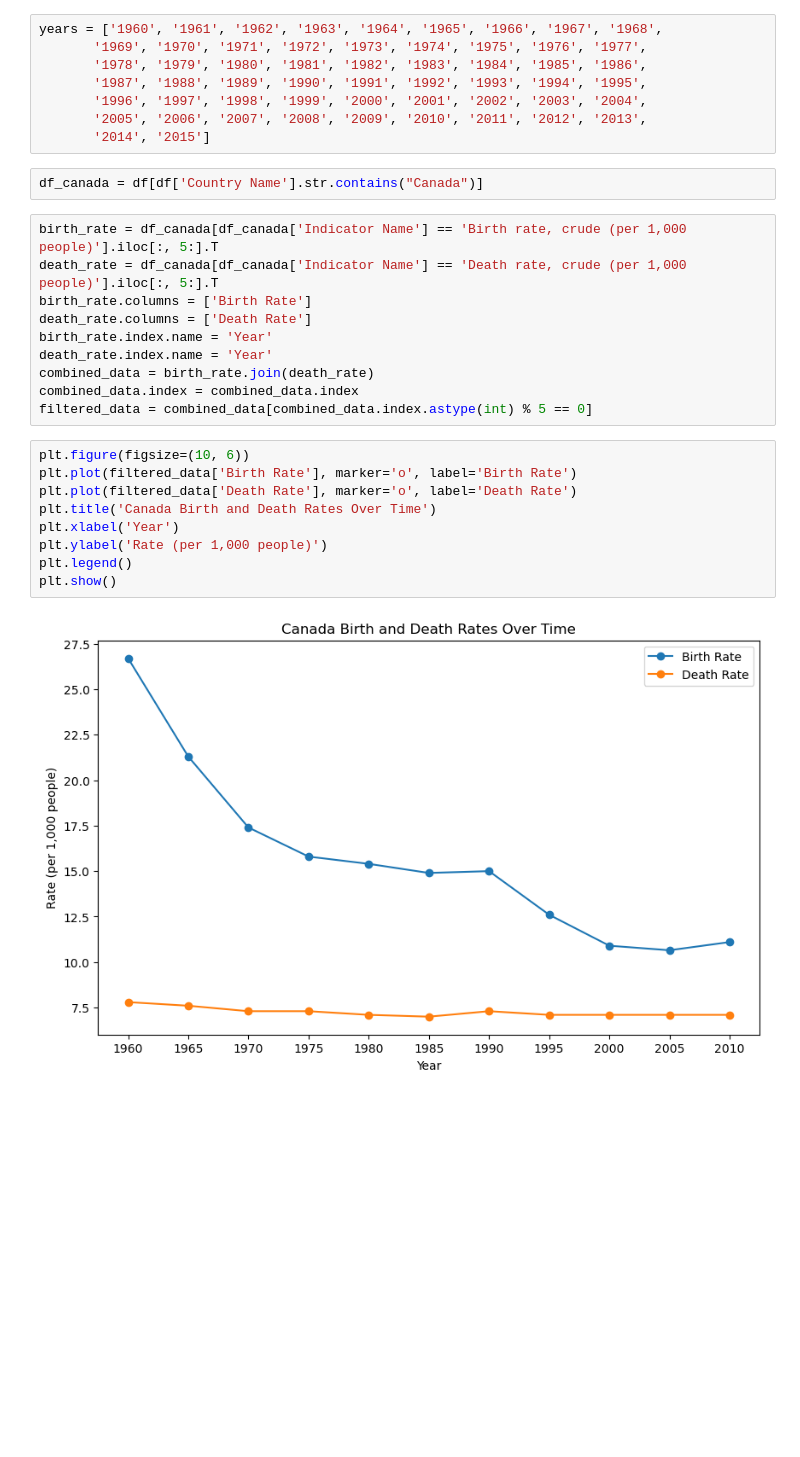
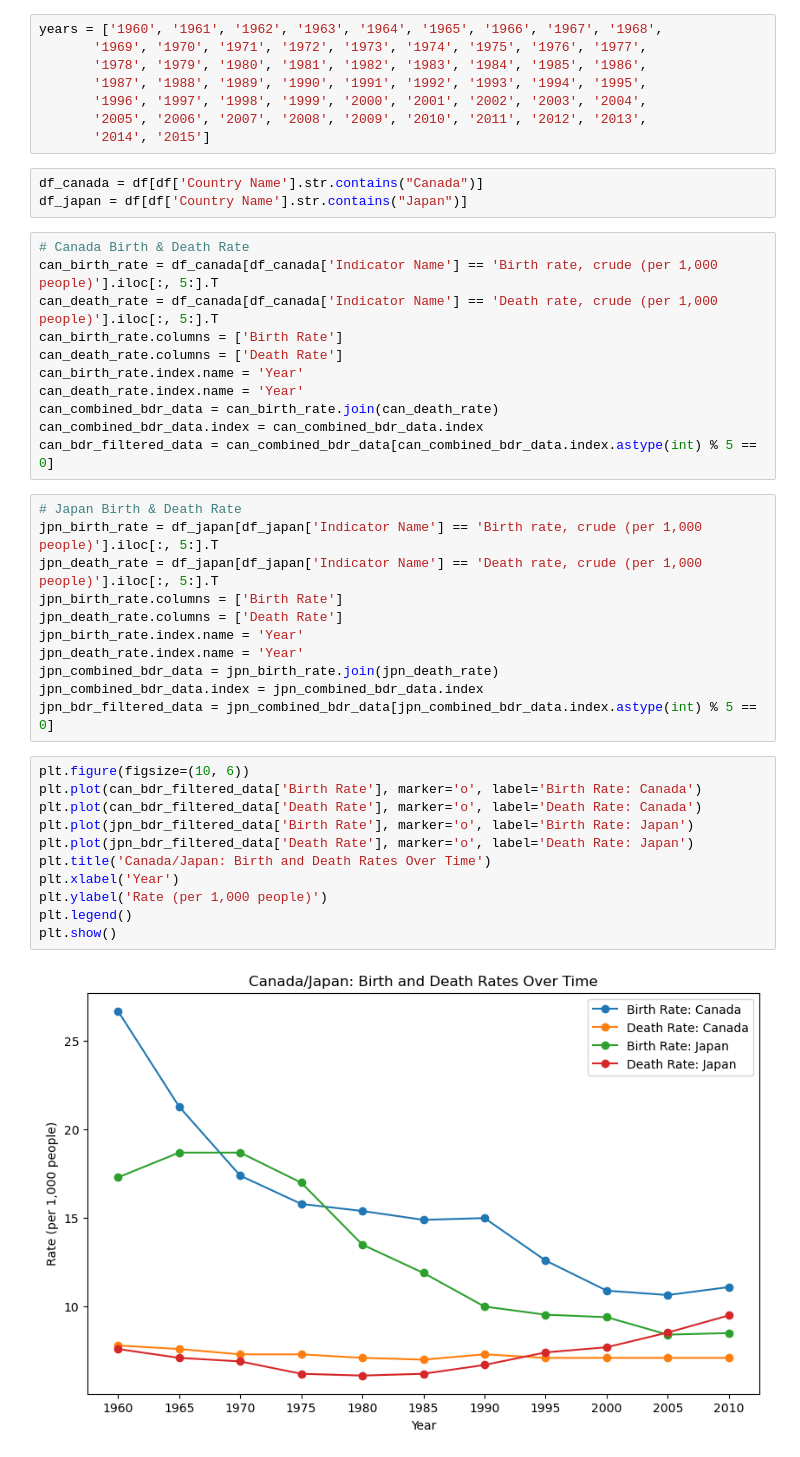
Before and after one commit to TolsonA/Group_3, a Jupyter notebook: src/health_data_analysis.ipynb, the cells around one changed output. Cells and saved outputs as stored; diff of their text form; blank space fills up the shorter version.

Commit message:
Adding Japan compairson

```diff
--- a/src/health_data_analysis.ipynb
+++ b/src/health_data_analysis.ipynb
@@ -13,25 +13,40 @@ years = ['1960', '1961', '1962', '1963', '1964', '1965', '1966', '1967', '1968',
        '2014', '2015']
 # %%
 df_canada = df[df['Country Name'].str.contains("Canada")]
+df_japan = df[df['Country Name'].str.contains("Japan")]
 # %%
-birth_rate = df_canada[df_canada['Indicator Name'] == 'Birth rate, crude (per 1,000 people)'].iloc[:, 5:].T
-death_rate = df_canada[df_canada['Indicator Name'] == 'Death rate, crude (per 1,000 people)'].iloc[:, 5:].T
-birth_rate.columns = ['Birth Rate']
-death_rate.columns = ['Death Rate']
-birth_rate.index.name = 'Year'
-death_rate.index.name = 'Year'
-combined_data = birth_rate.join(death_rate)
-combined_data.index = combined_data.index
-filtered_data = combined_data[combined_data.index.astype(int) % 5 == 0]
+# Canada Birth & Death Rate
+can_birth_rate = df_canada[df_canada['Indicator Name'] == 'Birth rate, crude (per 1,000 people)'].iloc[:, 5:].T
+can_death_rate = df_canada[df_canada['Indicator Name'] == 'Death rate, crude (per 1,000 people)'].iloc[:, 5:].T
+can_birth_rate.columns = ['Birth Rate']
+can_death_rate.columns = ['Death Rate']
+can_birth_rate.index.name = 'Year'
+can_death_rate.index.name = 'Year'
+can_combined_bdr_data = can_birth_rate.join(can_death_rate)
+can_combined_bdr_data.index = can_combined_bdr_data.index
+can_bdr_filtered_data = can_combined_bdr_data[can_combined_bdr_data.index.astype(int) % 5 == 0]
+# %%
+# Japan Birth & Death Rate
+jpn_birth_rate = df_japan[df_japan['Indicator Name'] == 'Birth rate, crude (per 1,000 people)'].iloc[:, 5:].T
+jpn_death_rate = df_japan[df_japan['Indicator Name'] == 'Death rate, crude (per 1,000 people)'].iloc[:, 5:].T
+jpn_birth_rate.columns = ['Birth Rate']
+jpn_death_rate.columns = ['Death Rate']
+jpn_birth_rate.index.name = 'Year'
+jpn_death_rate.index.name = 'Year'
+jpn_combined_bdr_data = jpn_birth_rate.join(jpn_death_rate)
+jpn_combined_bdr_data.index = jpn_combined_bdr_data.index
+jpn_bdr_filtered_data = jpn_combined_bdr_data[jpn_combined_bdr_data.index.astype(int) % 5 == 0]
 # %%
 plt.figure(figsize=(10, 6))
-plt.plot(filtered_data['Birth Rate'], marker='o', label='Birth Rate')
-plt.plot(filtered_data['Death Rate'], marker='o', label='Death Rate')
-plt.title('Canada Birth and Death Rates Over Time')
+plt.plot(can_bdr_filtered_data['Birth Rate'], marker='o', label='Birth Rate: Canada')
+plt.plot(can_bdr_filtered_data['Death Rate'], marker='o', label='Death Rate: Canada')
+plt.plot(jpn_bdr_filtered_data['Birth Rate'], marker='o', label='Birth Rate: Japan')
+plt.plot(jpn_bdr_filtered_data['Death Rate'], marker='o', label='Death Rate: Japan')
+plt.title('Canada/Japan: Birth and Death Rates Over Time')
 plt.xlabel('Year')
 plt.ylabel('Rate (per 1,000 people)')
 plt.legend()
 plt.show()
 # %% [output]
-[figure, old version]
+[figure, new version]
 # %%
```
Also changed, not shown: parts of 7 cells of this notebook.
